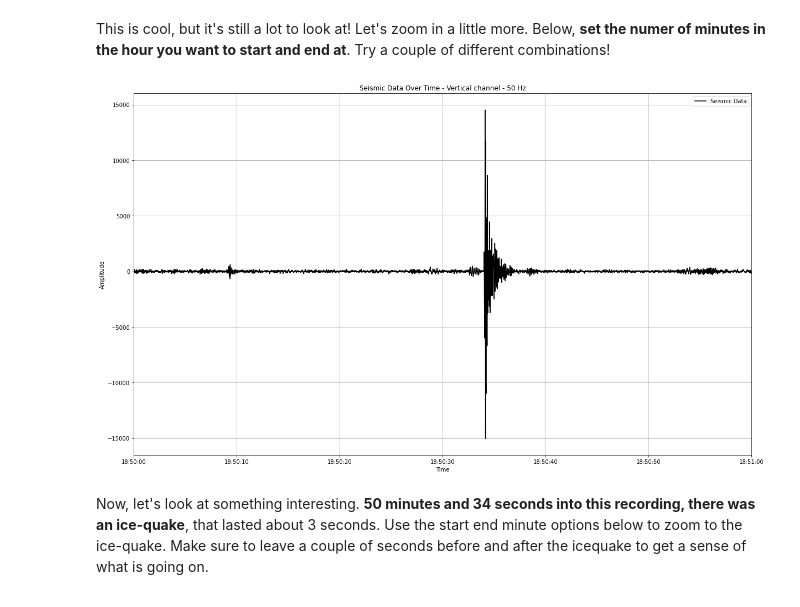
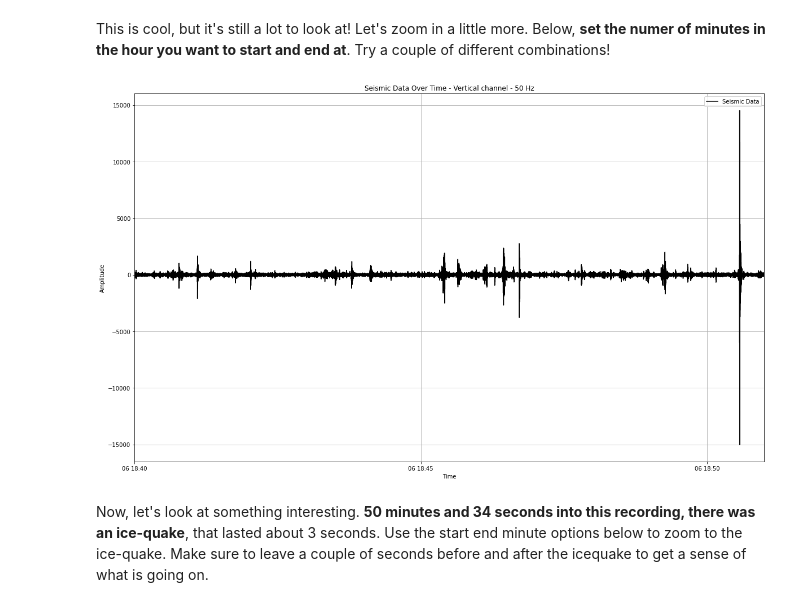
Before and after one commit to yoramterleth/TRIO_seismics, a Jupyter notebook: ACTIVITY_seismic_data.ipynb, the cells around one changed output. Saved outputs shown, nothing was run; the diff lists cells and outputs as text; code cells hidden in the pictures.

```diff
--- a/ACTIVITY_seismic_data.ipynb
+++ b/ACTIVITY_seismic_data.ipynb
@@ -88,23 +91,23 @@ plt.show()
 This is cool, but it's still a lot to look at! Let's zoom in a little more. Below, **set the numer of minutes in the hour you want to start and end at**. Try a couple of different combinations!
 # %%
 # minute you want to start at (between 0 and 59).
-start_minute = 50
+start_minute = 40
 
 # minute you want to end at (between 1 and 60, must be higher than the minute you start at).
 end_minute = 51
 
 # Plot the data
 plt.figure(figsize=(20, 12))
 plt.plot(time, seismic_data, label='Seismic Data', color='black')
 plt.xlabel('Time')
 plt.ylabel('Amplitude')
 plt.title('Seismic Data Over Time - Vertical channel - 50 Hz')
 plt.legend()
 plt.grid(True)
 plt.xlim(datetime(2020,9,6,18,start_minute,0),datetime(2020,9,6,18,end_minute,0))
 plt.show()
 # %% [output]
-[figure, old version]
+[figure, new version]
 # %% [markdown]
 Now, let's look at something interesting. **50 minutes and 34 seconds into this recording, there was an ice-quake**, that lasted about 3 seconds. Use the start end minute options below to zoom to the ice-quake. Make sure to leave a couple of seconds before and after the icequake to get a sense of what is going on.
 # %%
```
Also changed, not shown: parts of 1 cell of this notebook.
